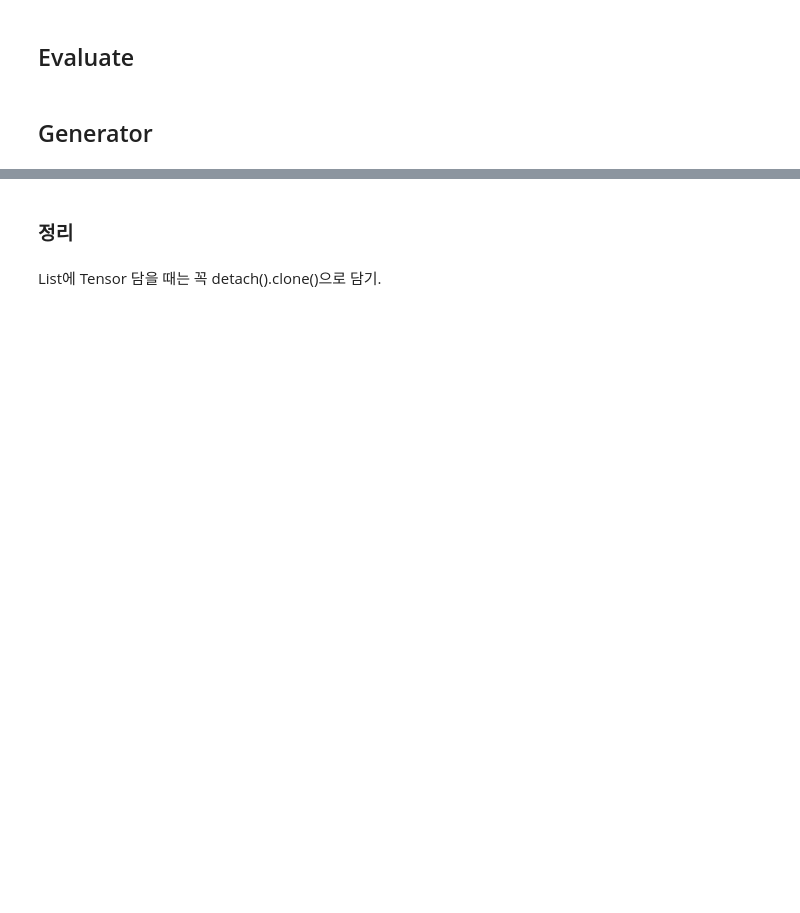
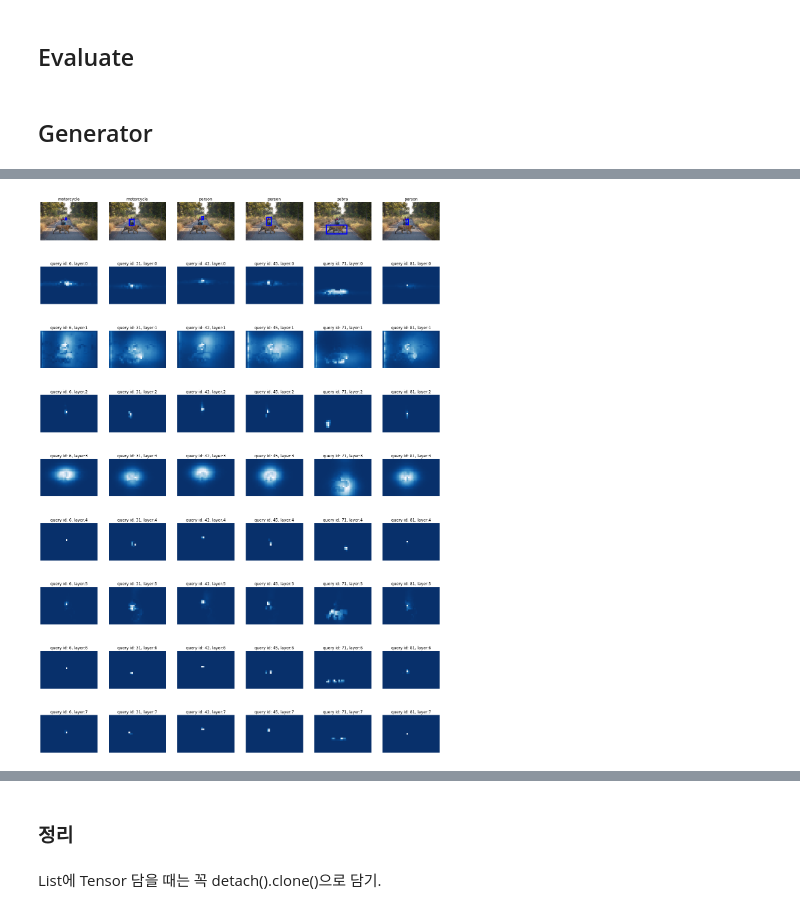
Before and after one commit to sjinu96/xod, a Jupyter notebook: Analysis across heads.ipynb, the cells around one changed output, grey strips where cells are left out. Cells and saved outputs as stored; diff of their text form; code cells hidden in the pictures; blank space fills up the shorter version.

```diff
--- a/Analysis across heads.ipynb
+++ b/Analysis across heads.ipynb
@@ -637,0 +644,4 @@ ax.imshow(cam.view(h,w)). shape of cam.view(h,w) :  torch.Size([25, 34])
+# %%
+evaluate(model, gen, im, 'cuda', show_all_layers=True, show_raw_attn=True)
+# %% [output]
+[figure, added]
```
Also changed, not shown: parts of 20 cells of this notebook, 8 other files.
